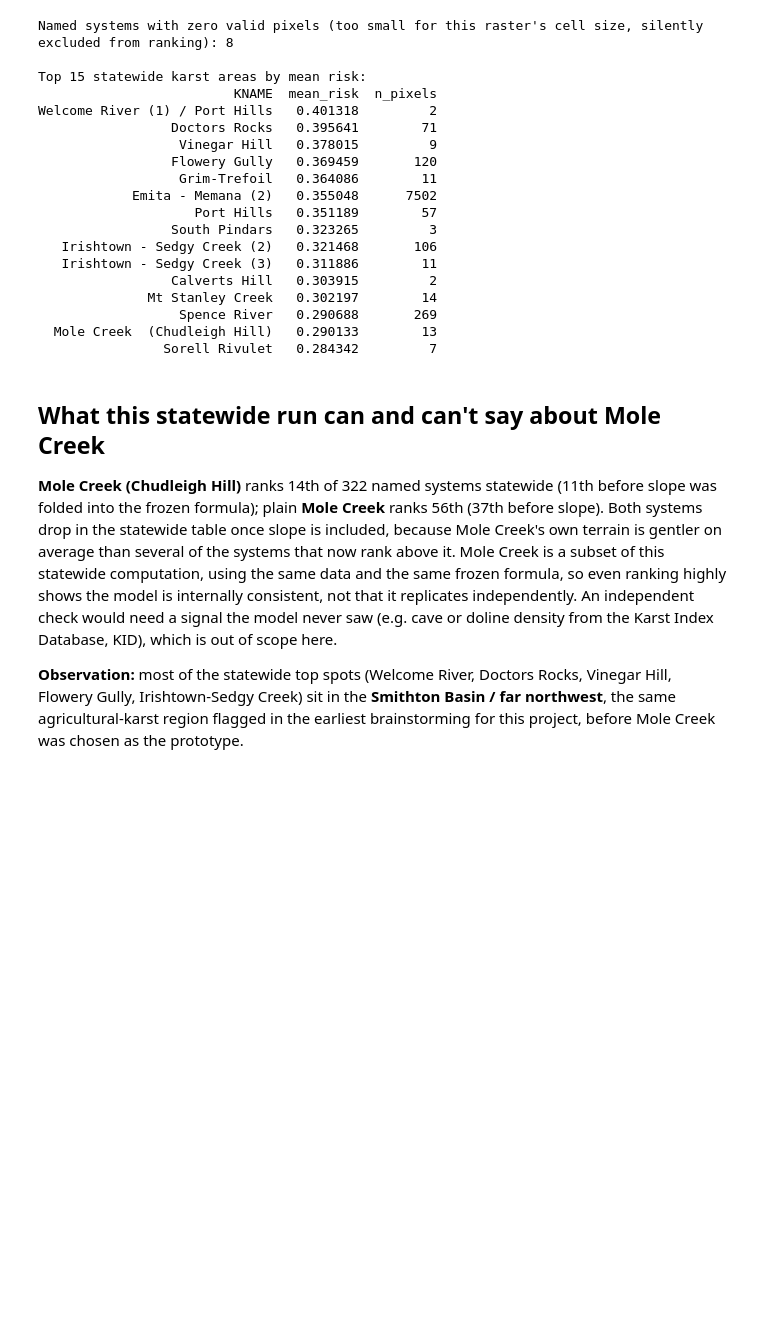
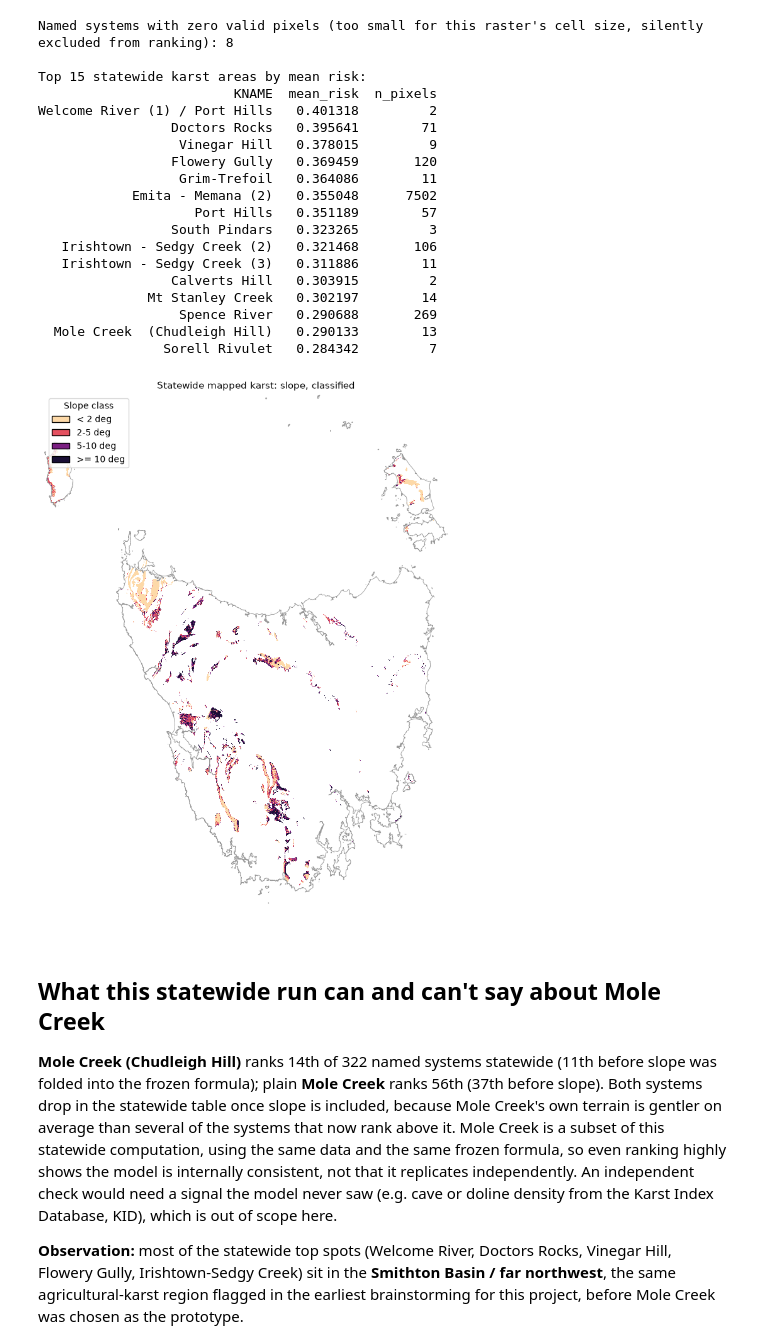
Before and after one commit to University-of-Tasmania-GPSS/AT3_Group3_2026, a Jupyter notebook: notebooks/07_statewide_application.ipynb, the cells around one changed output. Cells and saved outputs as stored; diff of their text form; code cells hidden in the pictures; blank space fills up the shorter version.

```diff
--- a/notebooks/07_statewide_application.ipynb
+++ b/notebooks/07_statewide_application.ipynb
@@ -251,6 +251,29 @@ Welcome River (1) / Port Hills   0.401318         2
                   Spence River   0.290688       269
   Mole Creek  (Chudleigh Hill)   0.290133        13
                 Sorell Rivulet   0.284342         7
+# %%
+from matplotlib.colors import ListedColormap
+from matplotlib.patches import Patch
+
+SLOPE_CLASS_COLOURS = ["#fdd9a8", "#e4505f", "#7b1f82", "#1a0f35"]
+SLOPE_CLASS_LABELS = ["< 2 deg", "2-5 deg", "5-10 deg", ">= 10 deg"]
+slope_deg = slope_degrees(dem_coarse, dem_nodata, COARSE_RES)
+slope_class = np.where(np.isnan(slope_deg), np.nan, np.digitize(np.nan_to_num(slope_deg), [2, 5, 10]))
+karst_slope = np.ma.masked_where(~(with_intensity & valid) | np.isnan(slope_class), slope_class)
+
+fig, ax = plt.subplots(figsize=(8, 9))
+ax.imshow(karst_slope, cmap=ListedColormap(SLOPE_CLASS_COLOURS), vmin=0, vmax=3, interpolation="nearest",
+          extent=raster_extent(template_profile["transform"], slope_class.shape))
+tasmania.boundary.plot(ax=ax, color="#999999", lw=0.6)
+ax.legend(handles=[Patch(facecolor=c, edgecolor="black", label=l) for c, l in zip(SLOPE_CLASS_COLOURS, SLOPE_CLASS_LABELS)],
+          title="Slope class", loc="upper left")
+ax.set_title("Statewide mapped karst: slope, classified", fontsize=11)
+ax.set_axis_off()
+plt.tight_layout()
+fig.savefig(Path("..") / "figures" / "slope_classified_statewide.png", dpi=200, bbox_inches="tight")
+plt.show()
+# %% [output]
+[figure, added]
 # %% [markdown]
 ## What this statewide run can and can't say about Mole Creek
 
```
Also changed, not shown: 15 other files.
